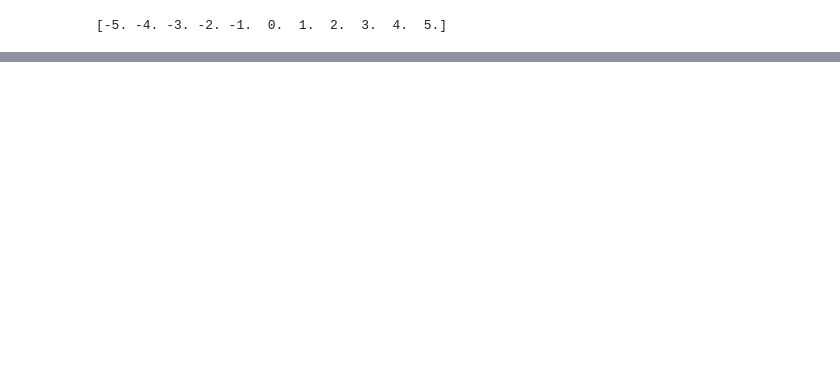
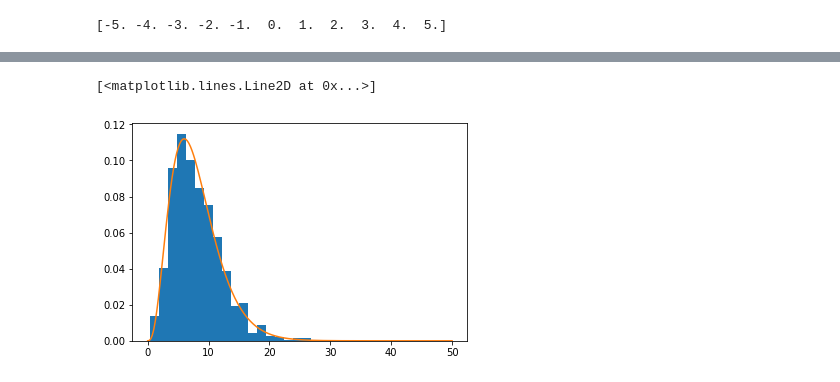
Before and after one commit to hstrey/BME-572-2018, a Jupyter notebook: Least Square fitting.ipynb, the cells around one changed output, grey strips where cells are left out. Cells and saved outputs as stored; diff of their text form; code cells hidden in the pictures; blank space fills up the shorter version.

```diff
--- a/Least Square fitting.ipynb
+++ b/Least Square fitting.ipynb
@@ -96,0 +127,16 @@ plt.hist(chisq_list,bins=20,normed=True)
+# %%
+chisq_list = []
+for i in range(1000):
+    y=2*x +0.1*x**2+np.random.normal(0,1,11)
+    p=np.polyfit(x,y,2)
+    res = y-p[0]*x**2 - p[1]*x - p[2]
+    chisq_list.append(np.sum(res**2))
+chisq = np.array(chisq_list)
+# %%
+chi = np.linspace(0,50,200)
+chi2distr = chi2.pdf(chi,8)
+plt.hist(chisq,bins=20,normed=True)
+plt.plot(chi,chi2distr)
+# %% [output]
+[<matplotlib.lines.Line2D at 0x...>]
+[figure, added]
```
Also changed, not shown: parts of 22 cells of this notebook.
